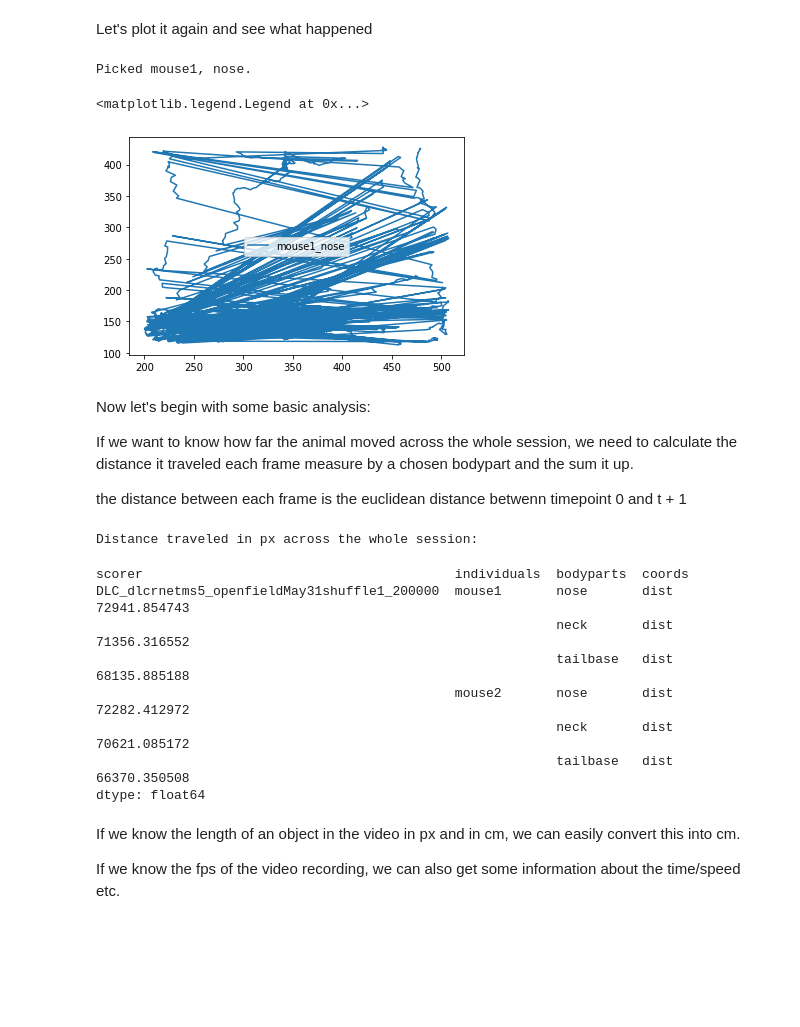
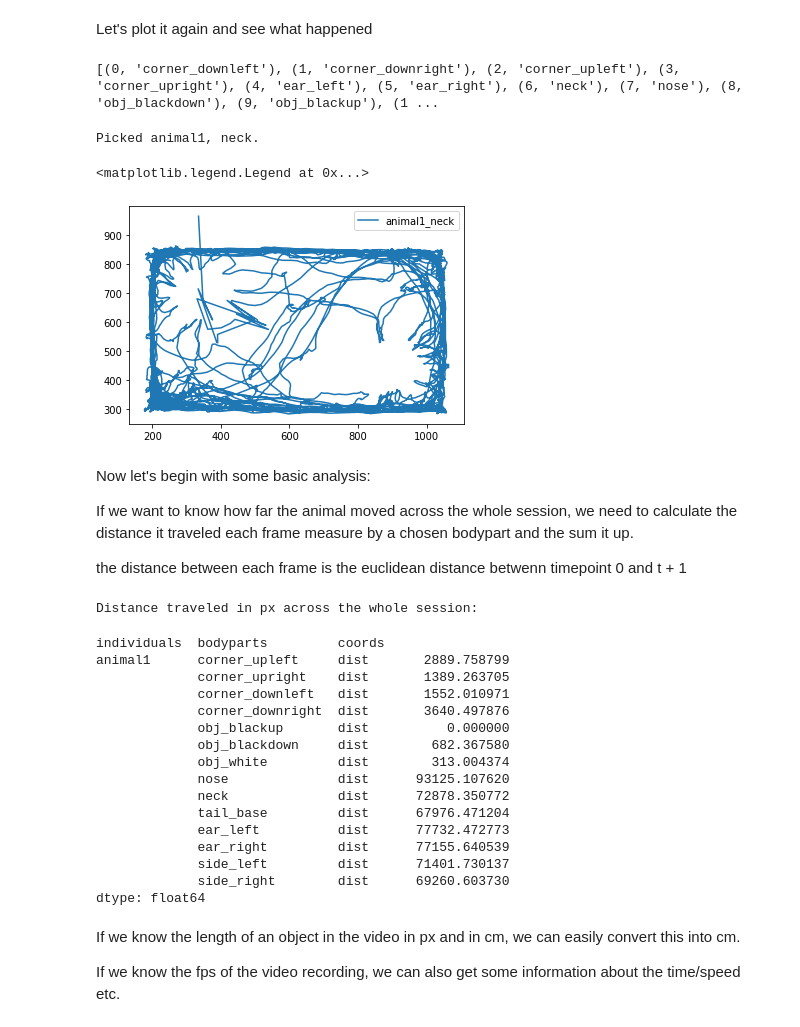
Before and after one commit to JensBlack/tutorials, a Jupyter notebook: intro_analysing_pose_estimation_multidlc.ipynb, the cells around one changed output. Cells and saved outputs as stored; diff of their text form; code cells hidden in the pictures; blank space fills up the shorter version.

```diff
--- a/intro_analysing_pose_estimation_multidlc.ipynb
+++ b/intro_analysing_pose_estimation_multidlc.ipynb
@@ -254,0 +238,3 @@ dtype: int64
+# %%
+df_flt.interpolate(method = "bfill", limit_direction= "backward", inplace = True)
+df_flt
@@ -255,20 +257,24 @@ dtype: int64
 # %% [markdown]
 Let's plot it again and see what happened
+# %%
+print(list(enumerate(bodyparts)))
+# %% [output]
+[(0, 'corner_downleft'), (1, 'corner_downright'), (2, 'corner_upleft'), (3, 'corner_upright'), (4, 'ear_left'), (5, 'ear_right'), (6, 'neck'), (7, 'nose'), (8, 'obj_blackdown'), (9, 'obj_blackup'), (1 ...
 # %%
 #pick a bodypart and animal
 
 animal = animals[0]
-bp = bodyparts[1]
+bp = bodyparts[6]
 print(f"Picked {animal}, {bp}.")
 
 x_coords, y_coords, likelihood = df_flt[(animal,bp)].values.T
 
 plt.plot(x_coords, y_coords, label = "_".join([animal, bp]))
 plt.legend()
 # %% [output]
-Picked mouse1, nose.
+Picked animal1, neck.
 <matplotlib.legend.Legend at 0x...>
-[figure, old version]
+[figure, new version]
 # %% [markdown]
 Now let's begin with some basic analysis:
 
@@ -316,13 +322,21 @@ print(f"Distance traveled in px across the whole session:")
 df_dist.sum()
 # %% [output]
 Distance traveled in px across the whole session:
-scorer                                        individuals  bodyparts  coords
-DLC_dlcrnetms5_openfieldMay31shuffle1_200000  mouse1       nose       dist      72941.854743
-                                                           neck       dist      71356.316552
-                                                           tailbase   dist      68135.885188
-                                              mouse2       nose       dist      72282.412972
-                                                           neck       dist      70621.085172
-                                                           tailbase   dist      66370.350508
+individuals  bodyparts         coords
+animal1      corner_upleft     dist       2889.758799
+             corner_upright    dist       1389.263705
+             corner_downleft   dist       1552.010971
+             corner_downright  dist       3640.497876
+             obj_blackup       dist          0.000000
+             obj_blackdown     dist        682.367580
+             obj_white         dist        313.004374
+             nose              dist      93125.107620
+             neck              dist      72878.350772
+             tail_base         dist      67976.471204
+             ear_left          dist      77732.472773
+             ear_right         dist      77155.640539
+             side_left         dist      71401.730137
+             side_right        dist      69260.603730
 dtype: float64
 # %% [markdown]
 If we know the length of an object in the video in px and in cm, we can easily convert this into cm.
```
Also changed, not shown: parts of 15 cells of this notebook, 1 other file.
